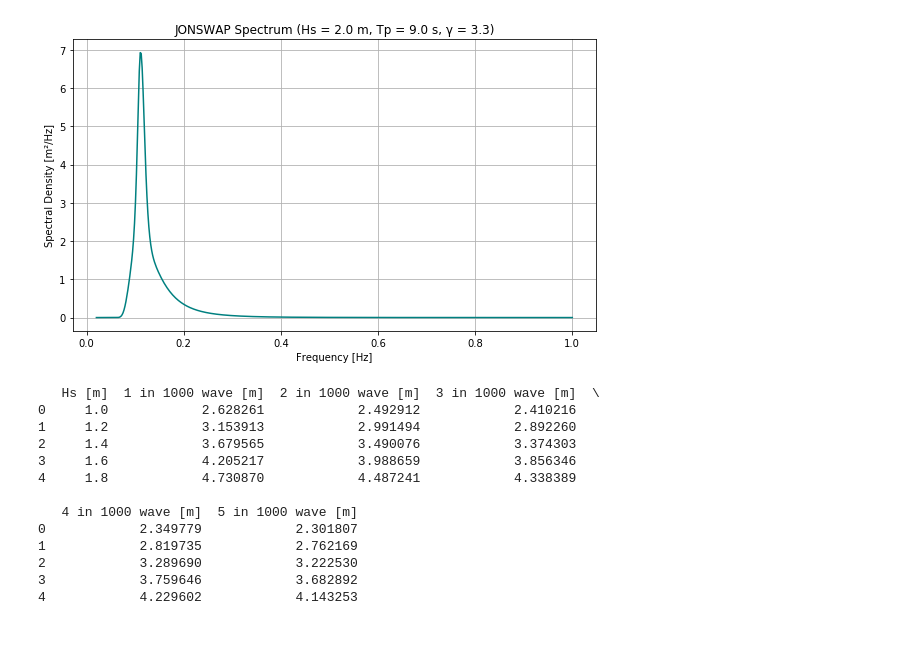
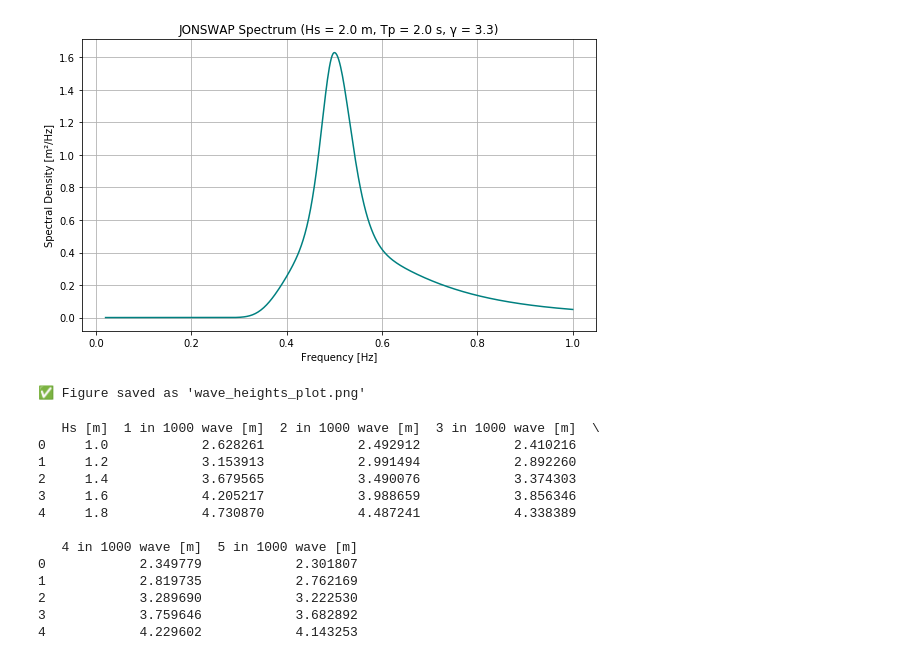
Before and after one commit to ThomasPennockTU/Thesis_Repository, a Jupyter notebook: workfolder/jonswap_waves/waves.ipynb, the cells around one changed output. Drawn from its saved outputs; the diff is of its cells as text; code cells hidden in the pictures.

```diff
--- a/workfolder/jonswap_waves/waves.ipynb
+++ b/workfolder/jonswap_waves/waves.ipynb
@@ -50,7 +75,7 @@ import matplotlib.pyplot as plt
 
 # Parameters
 Hs = 2.0       # Significant wave height [m]
-Tp = 9.0       # Peak period [s]
+Tp = 2.0       # Peak period [s]
 gamma = 3.3    # Peak enhancement factor
 g = 9.81       # Gravity [m/s²]
 
@@ -60,34 +85,40 @@ f = np.linspace(0.02, 1.0, 500)  # Hz
 # Calculate spectral peak frequency
 fp = 1.0 / Tp
 
 # JONSWAP shape
 sigma = np.where(f <= fp, 0.07, 0.09)
 r = np.exp(- (f - fp)**2 / (2 * sigma**2 * fp**2))
 
 # Pierson-Moskowitz base spectrum (α will be scaled from Hs)
 alpha_PM = 0.0081
 S_PM = alpha_PM * g**2 / ((2 * np.pi)**4 * f**5) * np.exp(-1.25 * (fp / f)**4)
 
 # JONSWAP spectrum
 S = S_PM * gamma**r
 
 # Normalize to correct Hs (area under S(f) must equal Hs² / 16)
 df = f[1] - f[0]
 m0 = np.sum(S) * df
 scaling = (Hs**2 / 16) / m0
 S *= scaling
 
 # Plot JONSWAP spectrum
 plt.figure(figsize=(8, 5))
 plt.plot(f, S, color='teal')
 plt.xlabel('Frequency [Hz]')
 plt.ylabel('Spectral Density [m²/Hz]')
 plt.title(f'JONSWAP Spectrum (Hs = {Hs} m, Tp = {Tp} s, γ = {gamma})')
 plt.grid(True)
 plt.tight_layout()
+
+# Save figure
+plt.savefig("wave_heights_plot.png", dpi=300, bbox_inches='tight')
+
 plt.show()
+print("✅ Figure saved as 'wave_heights_plot.png'")
 # %% [output]
-[figure, old version]
+[figure, new version]
+✅ Figure saved as 'wave_heights_plot.png'
 # %%
 import numpy as np
 import pandas as pd
```
Also changed, not shown: parts of 2 cells of this notebook, 4 other files.
